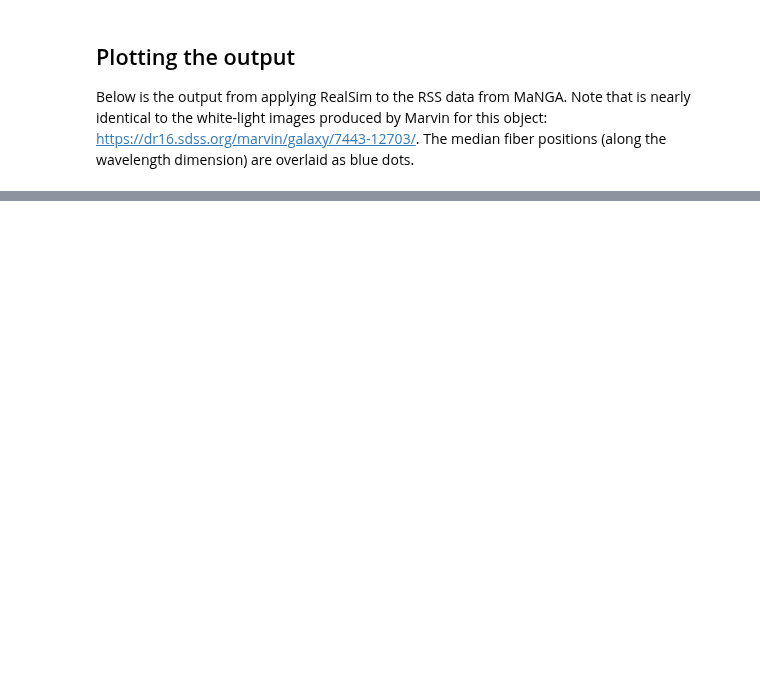
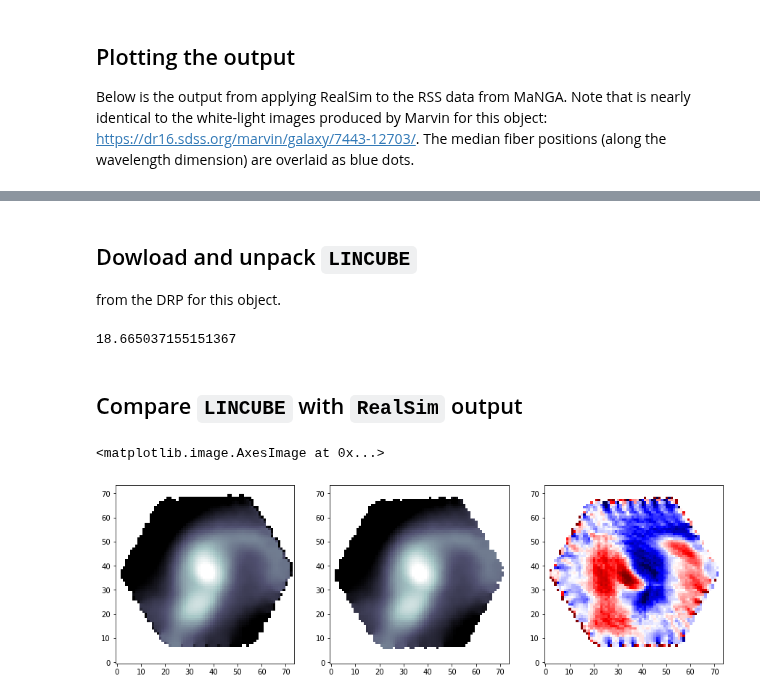
Before and after one commit to cbottrell/RealSim-IFS, a Jupyter notebook: MaNGA_RSS_File_test.ipynb, the cells around one changed output, grey strips where cells are left out. Drawn from its saved outputs; the diff is of its cells as text; code cells hidden in the pictures; blank space fills up the shorter version.

```diff
--- a/MaNGA_RSS_File_test.ipynb
+++ b/MaNGA_RSS_File_test.ipynb
@@ -239,0 +237,43 @@ ax.scatter(core_x_pixels[:381],core_y_pixels[:381],alpha=0.3)
+# %% [markdown]
+## Dowload and unpack `LINCUBE`
+
+from the DRP for this object.
+# %%
+sas_base_dir = 'rsync://data.sdss.org/dr16/manga/spectro/redux/v2_4_3'
+
+plate = 7443
+ifudesign = 12703
+
+filename = 'manga-{PLATE}-{IFUDESIGN}-LINCUBE.fits.gz'.format(PLATE=plate,IFUDESIGN=ifudesign)
+target_url = '{}/{}/stack/{}'.format(sas_base_dir,plate,filename)
+
+if not os.access(filename,0):
+    rsync_cmd = 'rsync -avz --info=progress2 {} ./{}'.format(target_url,filename)
+    start = time.time()
+    os.system(rsync_cmd)
+    print(time.time()-start)
+
+if os.access(filename,0):
+    os.system('gunzip -f {}'.format(filename))
+filename = filename.replace('.gz','')
+# %% [output]
+18.665037155151367
+# %% [markdown]
+## Compare `LINCUBE` with `RealSim` output
+# %%
+import copy
+from matplotlib import cm
+cmap = copy.copy(cm.bone)
+cmap.set_bad('white')
+
+lincube = fits.getdata(filename)
+fig,axarr = plt.subplots(1,3,figsize=(15,5))
+ax = axarr[0]
+ax.imshow(np.log10(np.sum(lincube,axis=0)),cmap=cmap,origin='lower',vmin=2,vmax=4)
+ax = axarr[1]
+ax.imshow(np.log10(np.sum(out_cube,axis=0)),cmap=cmap,origin='lower',vmin=2,vmax=4)
+ax = axarr[2]
+ax.imshow(np.log10(np.sum(out_cube,axis=0))-np.log10(np.sum(lincube,axis=0)),cmap='seismic',origin='lower',vmin=-0.1,vmax=0.1)
+# %% [output]
+<matplotlib.image.AxesImage at 0x...>
+[figure, added]
```
Also changed, not shown: parts of 4 cells of this notebook.
